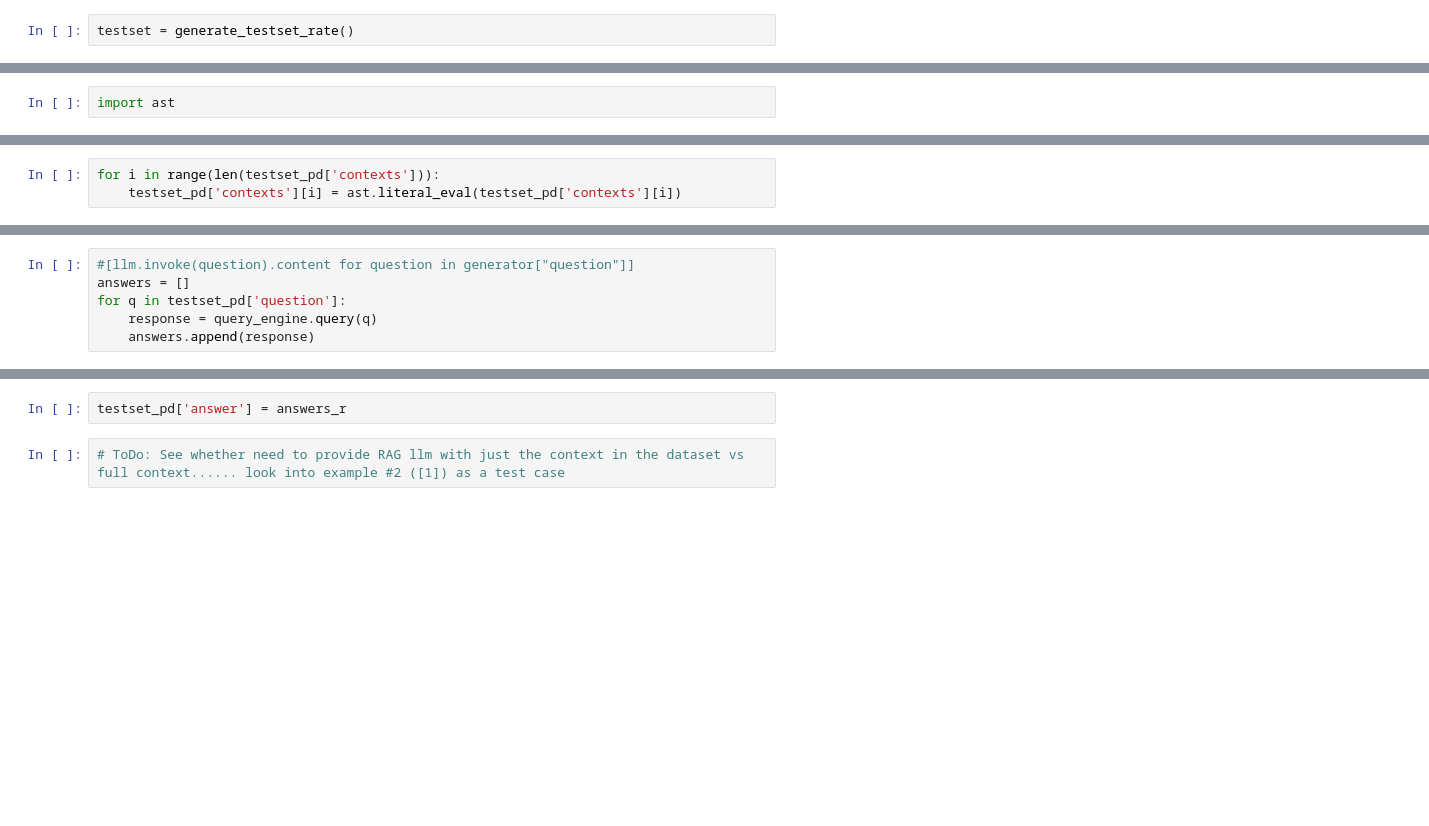
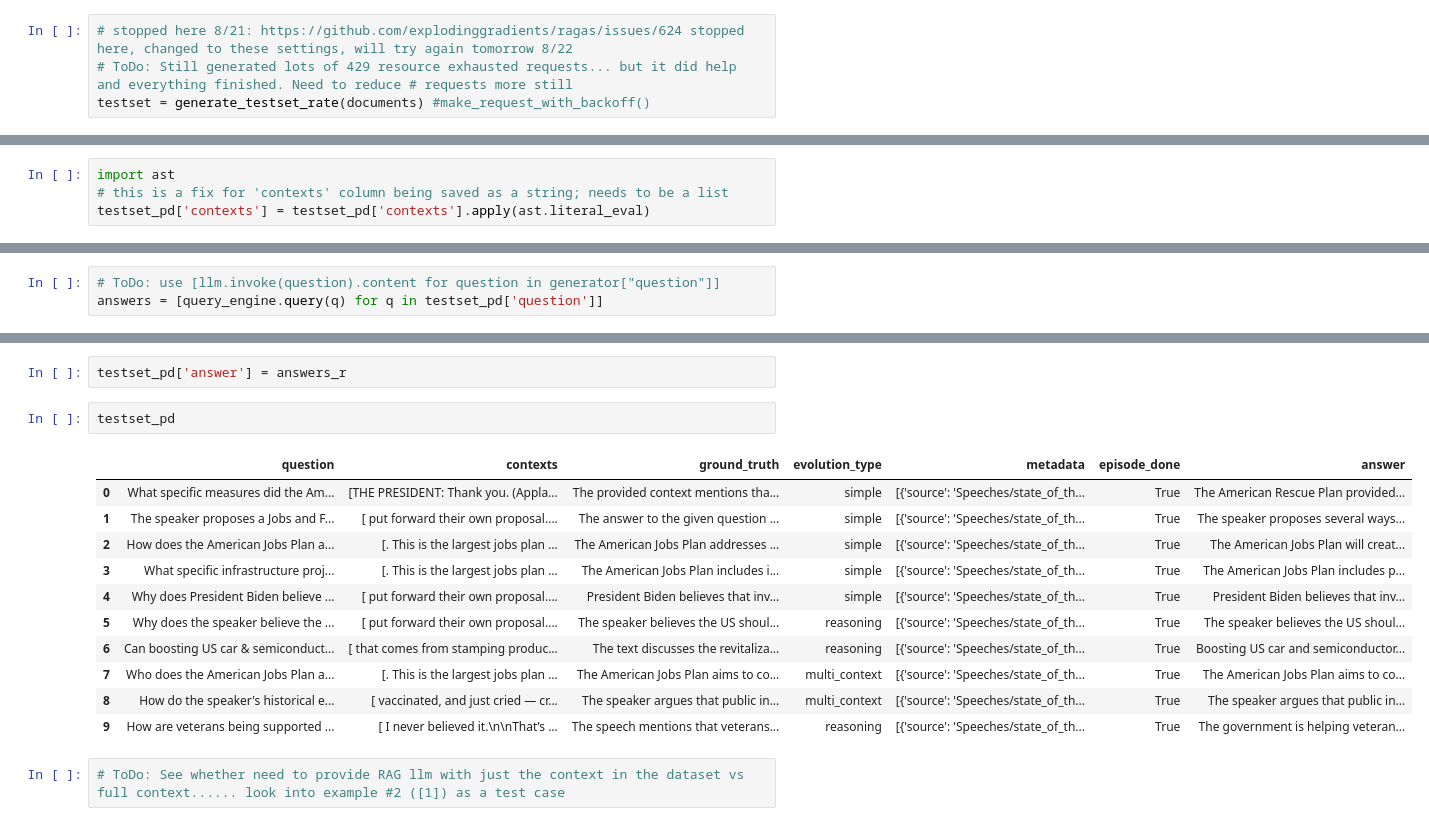
Before and after one commit to sr231/RAG-Evaluations, a Jupyter notebook: Gemini_RAGAS.ipynb, the cells around one changed output, grey strips where cells are left out. Drawn from its saved outputs; the diff is of its cells as text; blank space fills up the shorter version.

Commit message:
added metrics, in progress rate limiting for testset generation and evaluation for metrics

```diff
--- a/Gemini_RAGAS.ipynb
+++ b/Gemini_RAGAS.ipynb
@@ -272,5 +335,7 @@ def generate_testset_rate():
 # %%
-testset = generate_testset_rate()
+# stopped here 8/21: https://github.com/explodinggradients/ragas/issues/624 stopped here, changed to these settings, will try again tomorrow 8/22
+# ToDo: Still generated lots of 429 resource exhausted requests... but it did help and everything finished. Need to reduce # requests more still
+testset = generate_testset_rate(documents) #make_request_with_backoff()
 # %% [output]
 WARNING:langchain_google_genai.chat_models:Retrying langchain_google_genai.chat_models._achat_with_retry.<locals>._achat_with_retry in 2.0 seconds as it raised ResourceExhausted: 429 Resource has been ...
 Retrying langchain_google_genai.chat_models._achat_with_retry.<locals>._achat_with_retry in 2.0 seconds as it raised ResourceExhausted: 429 Resource has been exhausted (e.g. check quota)..
@@ -335,3 +409,5 @@ Name: episode_done, dtype: bool
 testset_pd = pd.read_csv("testset.csv", index_col = None)
 # %%
 import ast
+# this is a fix for 'contexts' column being saved as a string; needs to be a list
+testset_pd['contexts'] = testset_pd['contexts'].apply(ast.literal_eval)
@@ -340,3 +413,0 @@ import ast
-# %%
-for i in range(len(testset_pd['contexts'])):
-    testset_pd['contexts'][i] = ast.literal_eval(testset_pd['contexts'][i])
@@ -438,11 +474,8 @@ query_engine = index.as_query_engine(similarity_top_k=10)
 #query = "What has the President done related to healthcare?"
 #response = query_engine.query(query)
 # %%
-#[llm.invoke(question).content for question in generator["question"]]
-answers = []
-for q in testset_pd['question']:
-    response = query_engine.query(q)
-    answers.append(response)
+# ToDo: use [llm.invoke(question).content for question in generator["question"]]
+answers = [query_engine.query(q) for q in testset_pd['question']]
 # %%
 answers_r = []
 for i in answers:
@@ -463,5 +496,19 @@ answers_r
 # %%
 testset_pd['answer'] = answers_r
+# %%
+testset_pd
+# %% [output]
+|  | question | contexts | ground_truth | evolution_type | metadata | episode_done | answer |
+| 0 | What specific measures did the Am... | [THE PRESIDENT: Thank you. (Appla... | The provided context mentions tha... | simple | [{'source': 'Speeches/state_of_th... | True | The American Rescue Plan provided... |
+| 1 | The speaker proposes a Jobs and F... | [ put forward their own proposal.... | The answer to the given question ... | simple | [{'source': 'Speeches/state_of_th... | True | The speaker proposes several ways... |
+| 2 | How does the American Jobs Plan a... | [. This is the largest jobs plan ... | The American Jobs Plan addresses ... | simple | [{'source': 'Speeches/state_of_th... | True | The American Jobs Plan will creat... |
+| 3 | What specific infrastructure proj... | [. This is the largest jobs plan ... | The American Jobs Plan includes i... | simple | [{'source': 'Speeches/state_of_th... | True | The American Jobs Plan includes p... |
+| 4 | Why does President Biden believe ... | [ put forward their own proposal.... | President Biden believes that inv... | simple | [{'source': 'Speeches/state_of_th... | True | President Biden believes that inv... |
+| 5 | Why does the speaker believe the ... | [ put forward their own proposal.... | The speaker believes the US shoul... | reasoning | [{'source': 'Speeches/state_of_th... | True | The speaker believes the US shoul... |
+| 6 | Can boosting US car & semiconduct... | [ that comes from stamping produc... | The text discusses the revitaliza... | reasoning | [{'source': 'Speeches/state_of_th... | True | Boosting US car and semiconductor... |
+| 7 | Who does the American Jobs Plan a... | [. This is the largest jobs plan ... | The American Jobs Plan aims to co... | multi_context | [{'source': 'Speeches/state_of_th... | True | The American Jobs Plan aims to co... |
+| 8 | How do the speaker's historical e... | [ vaccinated, and just cried — cr... | The speaker argues that public in... | multi_context | [{'source': 'Speeches/state_of_th... | True | The speaker argues that public in... |
+| 9 | How are veterans being supported ... | [ I never believed it.\n\nThat’s ... | The speech mentions that veterans... | reasoning | [{'source': 'Speeches/state_of_th... | True | The government is helping veteran... |
 # %%
 # ToDo: See whether need to provide RAG llm with just the context in the dataset vs full context...... look into example #2 ([1]) as a test case
 # %%
```
Also changed, not shown: parts of 23 cells of this notebook.
